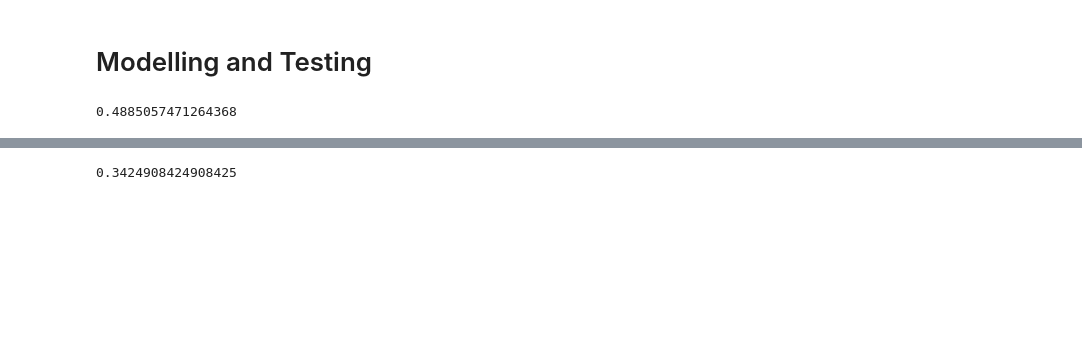
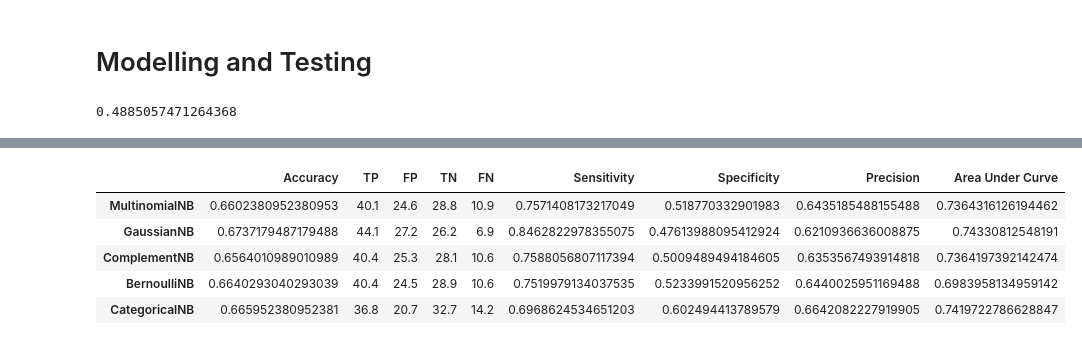
Before and after one commit to DuplexCard/F20DL-Natalia-G4, a Jupyter notebook: lab5.ipynb, the cells around one changed output, grey strips where cells are left out. Cells and saved outputs as stored; diff of their text form; code cells hidden in the pictures; blank space fills up the shorter version.

```diff
--- a/lab5.ipynb
+++ b/lab5.ipynb
@@ -176,2 +188,0 @@ def showMetrics(x_test, model):
-# %%
-(x_train, x_test, y_train, y_test) = train_test_split(features, target, test_size=0.25)
@@ -278 +189,3 @@ False discovery rate 0.17180616740088106
+# %%
+algo_list = []
 # %%
@@ -294,4 +205,0 @@ Final averaged accuracy: 78.00457875457876 %
-# %%
-np.max(accuracies)-np.min(accuracies)
-# %% [output]
-0.3424908424908425
@@ -297,0 +236,41 @@ np.max(accuracies)-np.min(accuracies)
+# %%
+model = BernoulliNB()
+kf = KFold(10)
+
+evaluation = []
+
+for train_index, test_index in kf.split(features,target):
+    x_train, x_test = features[train_index], features[test_index]
+    y_train, y_test = target[train_index], target[test_index]
+
+    model.fit(x_train, y_train)
+    evaluation.append(showMetrics(x_test, y_test, model))
+
+tmp = np.array(evaluation).mean(0)
+algo_list.append(["BernoulliNB"] + tmp.tolist())
+# %%
+model = CategoricalNB()
+kf = KFold(10)
+
+evaluation = []
+
+for train_index, test_index in kf.split(features,target):
+    x_train, x_test = features[train_index], features[test_index]
+    y_train, y_test = target[train_index], target[test_index]
+
+    model.fit(x_train, y_train)
+    evaluation.append(showMetrics(x_test, y_test, model))
+
+tmp = np.array(evaluation).mean(0)
+algo_list.append(["CategoricalNB"] + tmp.tolist())
+# %%
+algo_list = np.array(algo_list)
+algo_list = pd.DataFrame(algo_list[:,1:], index=algo_list[:,0], columns=["Accuracy", "TP", "FP", "TN", "FN", "Sensitivity", "Specificity", "Precision", "Area Under Curve"])
+algo_list
+# %% [output]
+|  | Accuracy | TP | FP | TN | FN | Sensitivity | Specificity | Precision | Area Under Curve |
+| MultinomialNB | 0.6602380952380953 | 40.1 | 24.6 | 28.8 | 10.9 | 0.7571408173217049 | 0.518770332901983 | 0.6435185488155488 | 0.7364316126194462 |
+| GaussianNB | 0.6737179487179488 | 44.1 | 27.2 | 26.2 | 6.9 | 0.8462822978355075 | 0.47613988095412924 | 0.6210936636008875 | 0.74330812548191 |
+| ComplementNB | 0.6564010989010989 | 40.4 | 25.3 | 28.1 | 10.6 | 0.7588056807117394 | 0.5009489494184605 | 0.6353567493914818 | 0.7364197392142474 |
+| BernoulliNB | 0.6640293040293039 | 40.4 | 24.5 | 28.9 | 10.6 | 0.7519979134037535 | 0.5233991520956252 | 0.6440025951169488 | 0.6983958134959142 |
+| CategoricalNB | 0.665952380952381 | 36.8 | 20.7 | 32.7 | 14.2 | 0.6968624534651203 | 0.602494413789579 | 0.6642082227919905 | 0.7419722786628847 |
```
Also changed, not shown: parts of 16 cells of this notebook, 1 other file.
